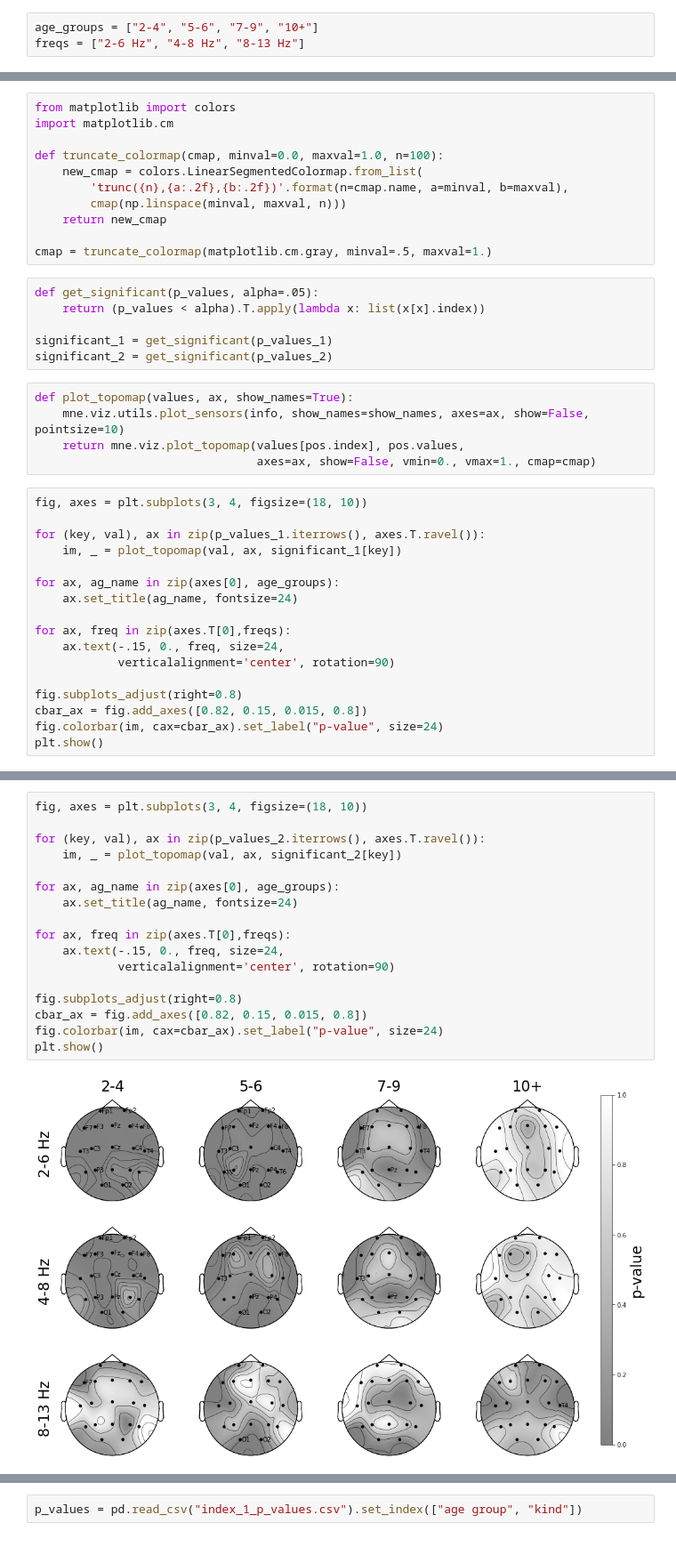
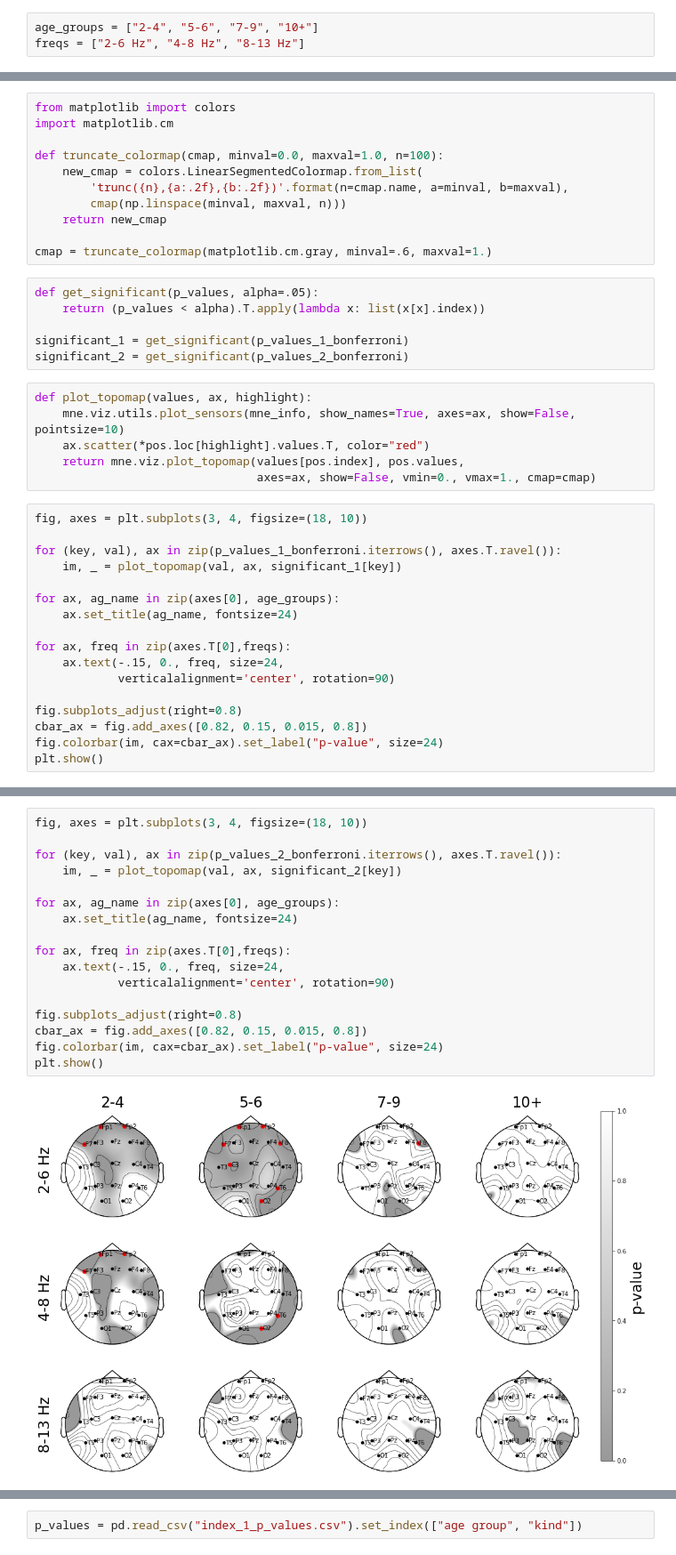
Before and after one commit to ledovsky/eeg-research, a Jupyter notebook: asd_experiments/220131 - Further index research.ipynb, the cells around one changed output, grey strips where cells are left out. Shown at 89% size. Cells and saved outputs as stored; diff of their text form.

Commit message:
Added Bonferroni correction.

```diff
--- a/asd_experiments/220131 - Further index research.ipynb
+++ b/asd_experiments/220131 - Further index research.ipynb
@@ -252,22 +260,23 @@ def truncate_colormap(cmap, minval=0.0, maxval=1.0, n=100):
         cmap(np.linspace(minval, maxval, n)))
     return new_cmap
 
-cmap = truncate_colormap(matplotlib.cm.gray, minval=.5, maxval=1.)
+cmap = truncate_colormap(matplotlib.cm.gray, minval=.6, maxval=1.)
 # %%
 def get_significant(p_values, alpha=.05):
     return (p_values < alpha).T.apply(lambda x: list(x[x].index))
 
-significant_1 = get_significant(p_values_1)
-significant_2 = get_significant(p_values_2)
+significant_1 = get_significant(p_values_1_bonferroni)
+significant_2 = get_significant(p_values_2_bonferroni)
 # %%
-def plot_topomap(values, ax, show_names=True):
-    mne.viz.utils.plot_sensors(info, show_names=show_names, axes=ax, show=False, pointsize=10)
+def plot_topomap(values, ax, highlight):
+    mne.viz.utils.plot_sensors(mne_info, show_names=True, axes=ax, show=False, pointsize=10)
+    ax.scatter(*pos.loc[highlight].values.T, color="red")
     return mne.viz.plot_topomap(values[pos.index], pos.values,
                                 axes=ax, show=False, vmin=0., vmax=1., cmap=cmap)
 # %%
 fig, axes = plt.subplots(3, 4, figsize=(18, 10))
 
-for (key, val), ax in zip(p_values_1.iterrows(), axes.T.ravel()):
+for (key, val), ax in zip(p_values_1_bonferroni.iterrows(), axes.T.ravel()):
     im, _ = plot_topomap(val, ax, significant_1[key])
 
 for ax, ag_name in zip(axes[0], age_groups):
@@ -286,19 +295,19 @@ plt.show()
 # %%
 fig, axes = plt.subplots(3, 4, figsize=(18, 10))
 
-for (key, val), ax in zip(p_values_2.iterrows(), axes.T.ravel()):
+for (key, val), ax in zip(p_values_2_bonferroni.iterrows(), axes.T.ravel()):
     im, _ = plot_topomap(val, ax, significant_2[key])
 
 for ax, ag_name in zip(axes[0], age_groups):
     ax.set_title(ag_name, fontsize=24)
 
 for ax, freq in zip(axes.T[0],freqs):
     ax.text(-.15, 0., freq, size=24,
             verticalalignment='center', rotation=90)
 
 fig.subplots_adjust(right=0.8)
 cbar_ax = fig.add_axes([0.82, 0.15, 0.015, 0.8])
 fig.colorbar(im, cax=cbar_ax).set_label("p-value", size=24)
 plt.show()
 # %% [output]
-[figure, old version]
+[figure, new version]
```
Also changed, not shown: parts of 7 cells of this notebook, 2 other files.
